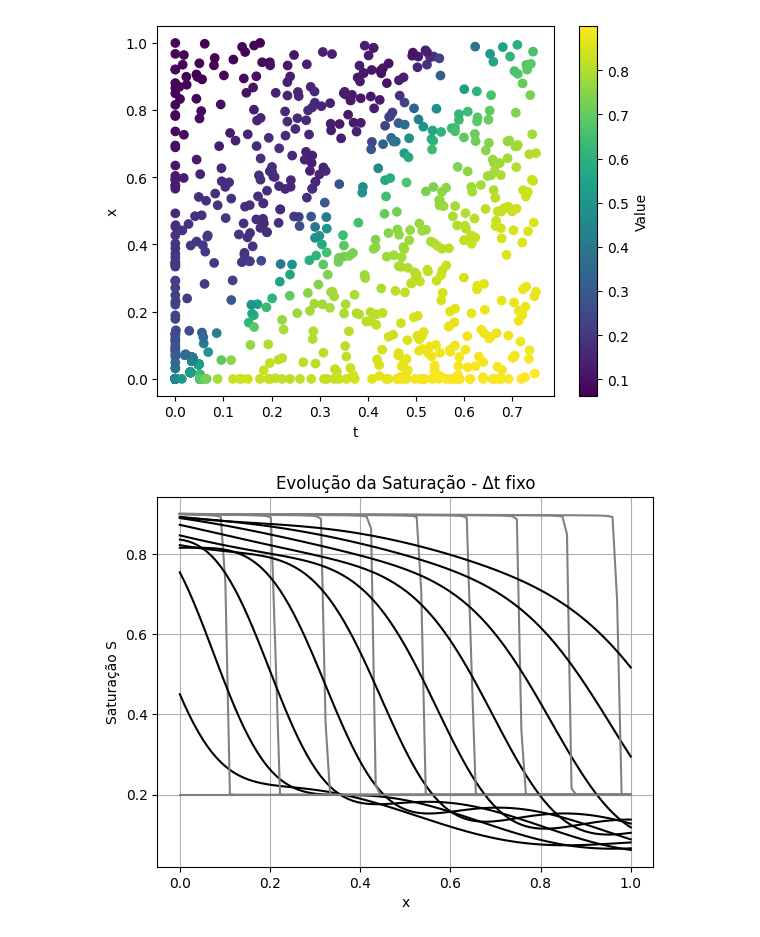
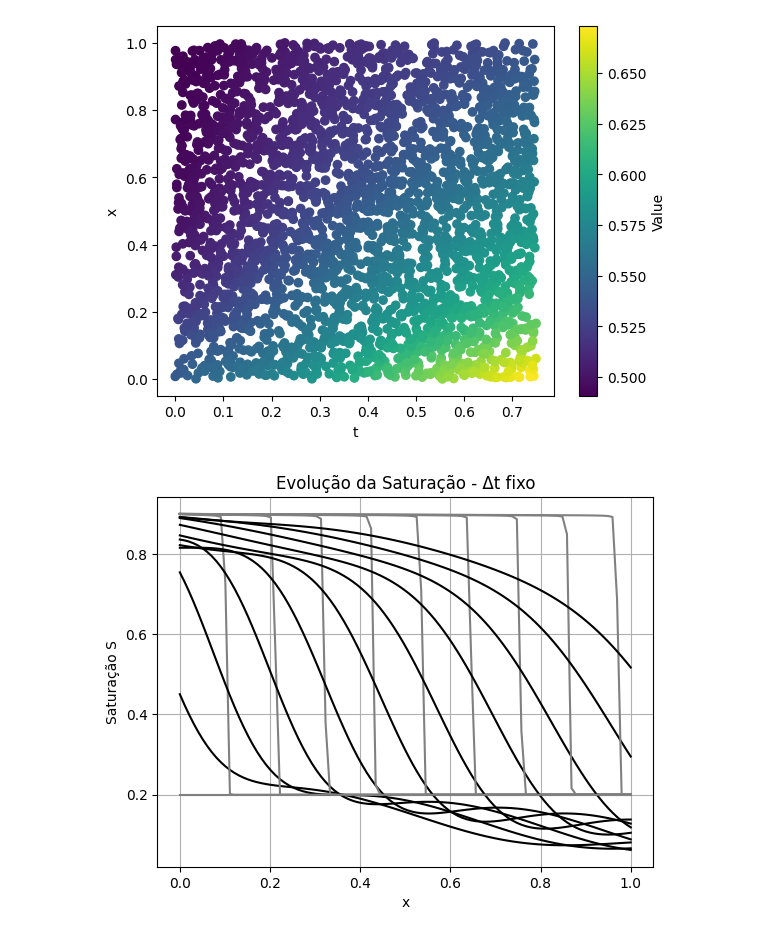
Before and after one commit to joaovmeyer/PINN-experiments, a Jupyter notebook: DeepONet.ipynb, the cells around one changed output. Cells and saved outputs as stored; diff of their text form; code cells hidden in the pictures.

```diff
--- a/DeepONet.ipynb
+++ b/DeepONet.ipynb
@@ -22,7 +22,7 @@ def ODE_system_solver(f, y0, t0, final_t, step = 1e-4):
 class PDE:
 
     def __init__(self, u0):
-        self.S_inicial = u0(torch.tensor([[0.0, 0.0]]))
+        self.S_inicial = u0(torch.tensor([[0.0, 0.0]]))[0, 0]
         self.S_left = 0.9
         self.u0 = u0
 
@@ -266,6 +294,17 @@ N_change_points = 75
+# %%
+def get_uxms(X_batch):
+    resultados = torch.empty(X_batch.shape[0], xm.shape[0])
+    indices = X_batch[:, 0].long()
+
+    for idx in indices.unique():
+        mask = indices == idx
+        resultados[mask] = pdes[int(idx)].u0(X_batch[mask, 1:])
+
+    return resultados
 # %%
-def deeponet(X_batch, uxms):
+def deeponet(X_batch):
+    uxms = get_uxms(X_batch)
     bp = branch_model(uxms)
-    tp = PINN_model(X_batch)
+    tp = PINN_model(X_batch[:, 1:])
     return torch.sum(tp * bp, dim=1, keepdim=True)
 # %%
@@ -306,16 +349,21 @@ RuntimeError: The size of tensor a (128) must match the size of tensor b (256) a
 # %%
-x_plot = torch.cat((X_colocacao, X_inicial, X_contorno))
+# x_plot = torch.cat((X_colocacao, X_inicial, X_contorno))
+x_plot = torch.cat([
+    torch.zeros((N_colocacao, 1)) + 0,
+    (1 - torch.rand(N_colocacao, 1)) * T_max,
+    torch.rand(N_colocacao, 1)
+], dim = 1)
 
-y_pred = deeponet(x_plot, pdes[0]).detach().numpy()
+y_pred = deeponet(x_plot).detach().numpy()
 x_plot = x_plot.detach().numpy()
 
-plt.scatter(x_plot[:, 0], x_plot[:, 1:], c=y_pred, cmap="viridis")
+plt.scatter(x_plot[:, 1], x_plot[:, 2:], c=y_pred, cmap="viridis")
 plt.xlabel('t')
 plt.ylabel('x')
 plt.colorbar(label='Value')
 plt.show()
 # %% [output]
-[figure, old version]
+[figure, new version]
 # %%
 for idx, t in enumerate(ts[::100]):
     X = torch.tensor(np.stack([np.full(xs.shape, t), xs], axis=1), dtype=torch.float32)
```
Also changed, not shown: parts of 11 cells of this notebook.
